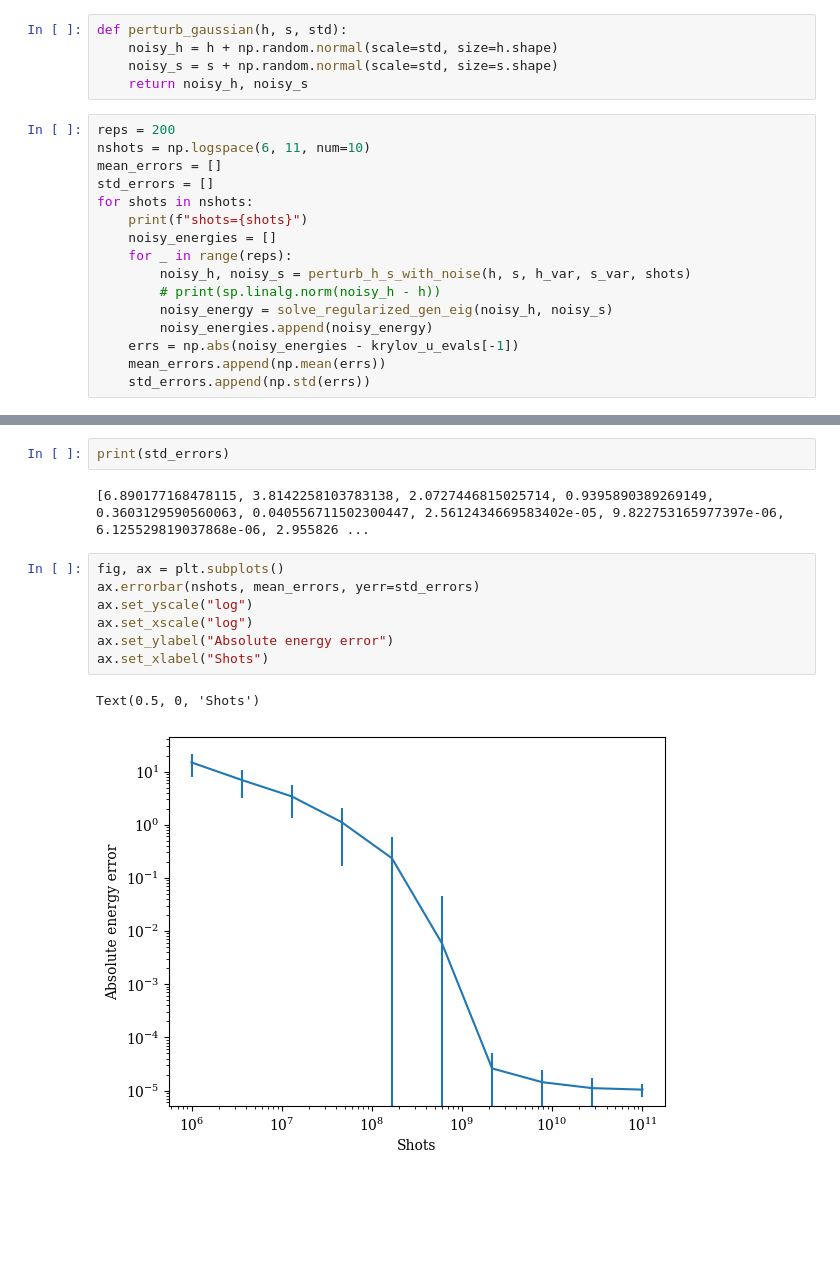
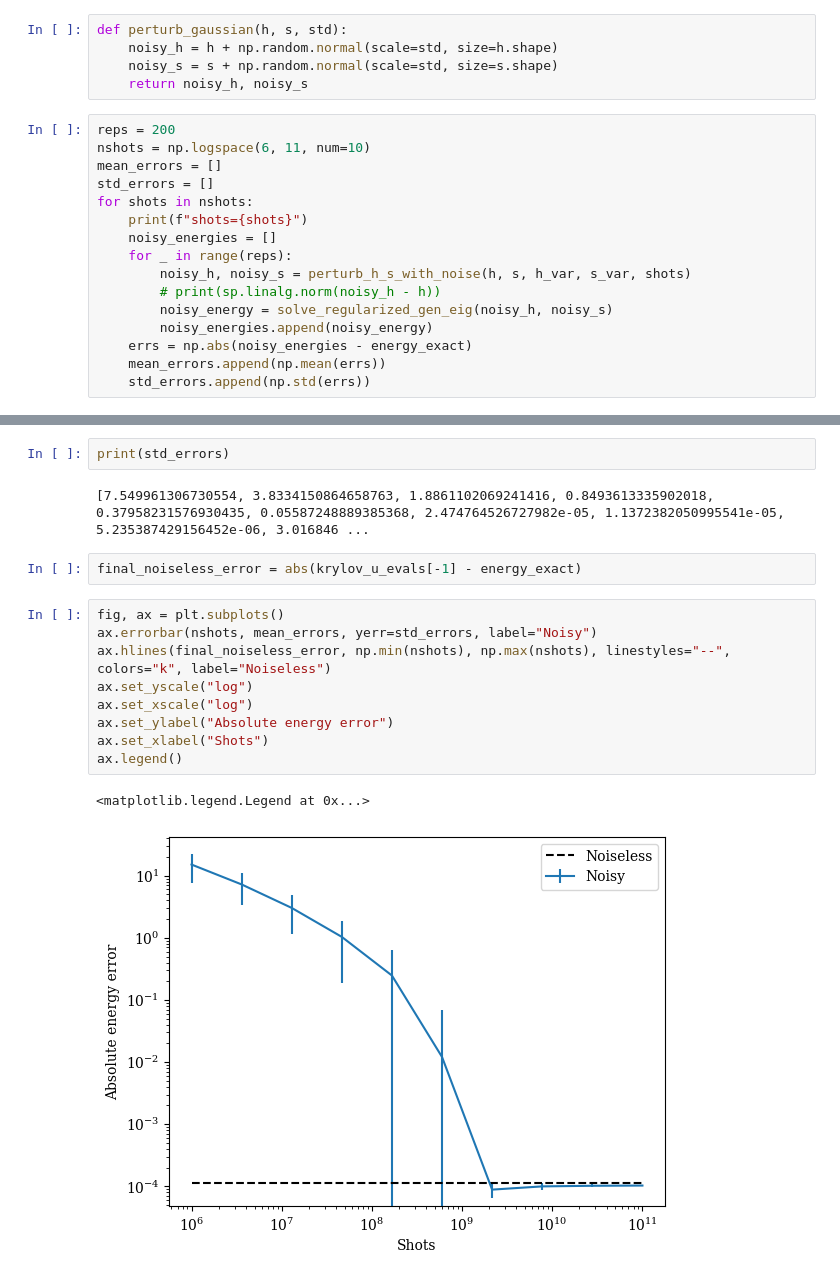
Before and after one commit to rmlarose/compare-vkp, a Jupyter notebook: qrylov_shot_noise.ipynb, the cells around one changed output, grey strips where cells are left out. Saved outputs shown, nothing was run; the diff lists cells and outputs as text; blank space fills up the shorter version.

Commit message:
Got errors from number of shots and Trotter steps.

```diff
--- a/qrylov_shot_noise.ipynb
+++ b/qrylov_shot_noise.ipynb
@@ -407,7 +407,7 @@ for shots in nshots:
         # print(sp.linalg.norm(noisy_h - h))
         noisy_energy = solve_regularized_gen_eig(noisy_h, noisy_s)
         noisy_energies.append(noisy_energy)
-    errs = np.abs(noisy_energies - krylov_u_evals[-1])
+    errs = np.abs(noisy_energies - energy_exact)
     mean_errors.append(np.mean(errs))
     std_errors.append(np.std(errs))
 # %% [output]
@@ -424,14 +424,18 @@ shots=100000000000.0
 # %%
 print(std_errors)
 # %% [output]
-[6.890177168478115, 3.8142258103783138, 2.0727446815025714, 0.9395890389269149, 0.3603129590560063, 0.040556711502300447, 2.5612434669583402e-05, 9.822753165977397e-06, 6.125529819037868e-06, 2.955826 ...
+[7.549961306730554, 3.8334150864658763, 1.8861102069241416, 0.8493613335902018, 0.37958231576930435, 0.05587248889385368, 2.474764526727982e-05, 1.1372382050995541e-05, 5.235387429156452e-06, 3.016846 ...
+# %%
+final_noiseless_error = abs(krylov_u_evals[-1] - energy_exact)
 # %%
 fig, ax = plt.subplots()
-ax.errorbar(nshots, mean_errors, yerr=std_errors)
+ax.errorbar(nshots, mean_errors, yerr=std_errors, label="Noisy")
+ax.hlines(final_noiseless_error, np.min(nshots), np.max(nshots), linestyles="--", colors="k", label="Noiseless")
 ax.set_yscale("log")
 ax.set_xscale("log")
 ax.set_ylabel("Absolute energy error")
 ax.set_xlabel("Shots")
+ax.legend()
 # %% [output]
-Text(0.5, 0, 'Shots')
+<matplotlib.legend.Legend at 0x...>
-[figure, old version]
+[figure, new version]
```
Also changed, not shown: parts of 11 cells of this notebook.
